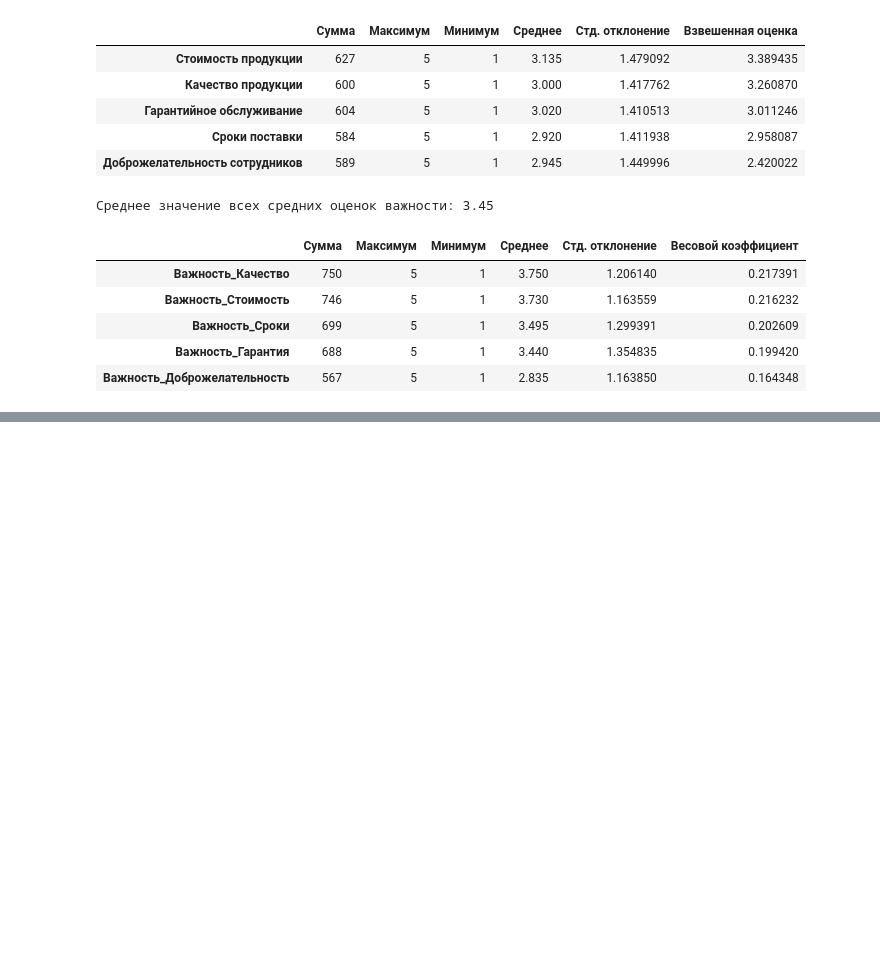
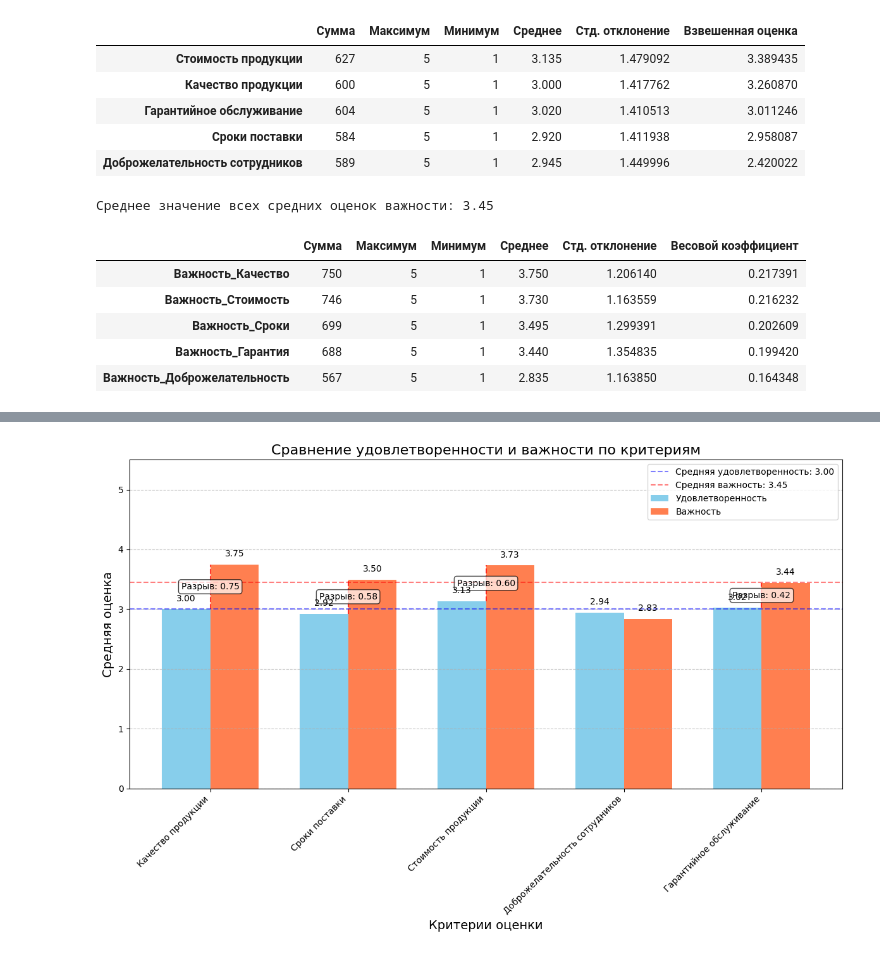
Before and after one commit to zxcvve/consumer_analysis, a Jupyter notebook: analysis.ipynb, the cells around one changed output, grey strips where cells are left out. Saved outputs shown, nothing was run; the diff lists cells and outputs as text; code cells hidden in the pictures; blank space fills up the shorter version.

Commit message:
add some graphs

```diff
--- a/analysis.ipynb
+++ b/analysis.ipynb
@@ -300,0 +318,66 @@ csi = (total_weighted_score / max_possible_score) * 100
+# %%
+import numpy as np
+
+# Create a comparative bar chart for satisfaction vs importance
+import matplotlib.pyplot as plt
+
+# Prepare data
+criteria = customer_responses.columns
+satisfaction_values = [customer_responses[col].mean() for col in criteria]
+importance_columns = [importance_map[col] for col in criteria]
+importance_values = [importance_ratings[col].mean() for col in importance_columns]
+
+# Set up the plot
+fig, ax = plt.subplots(figsize=(12, 8))
+
+# Set width of bars
+bar_width = 0.35
+x = np.arange(len(criteria))
+
+# Create bars
+satisfaction_bars = ax.bar(x - bar_width/2, satisfaction_values, bar_width, label='Удовлетворенность', color='skyblue')
+importance_bars = ax.bar(x + bar_width/2, importance_values, bar_width, label='Важность', color='coral')
+
+# Add gap indicator where importance is higher than satisfaction
+for i, (sat, imp) in enumerate(zip(satisfaction_values, importance_values)):
+  if imp > sat:
+    ax.plot([i, i], [sat, imp], 'r--', alpha=0.7)
+    ax.text(i, (sat + imp)/2, f'Разрыв: {imp-sat:.2f}', ha='center', va='center',
+        bbox=dict(facecolor='white', alpha=0.7, boxstyle='round,pad=0.3'))
+
+# Add data labels on top of bars
+for bar in satisfaction_bars:
+  height = bar.get_height()
+  ax.text(bar.get_x() + bar.get_width()/2., height + 0.1,
+      f'{height:.2f}', ha='center', va='bottom')
+
+for bar in importance_bars:
+  height = bar.get_height()
+  ax.text(bar.get_x() + bar.get_width()/2., height + 0.1,
+      f'{height:.2f}', ha='center', va='bottom')
+
+# Customize plot
+ax.set_xlabel('Критерии оценки', fontsize=14)
+ax.set_ylabel('Средняя оценка', fontsize=14)
+ax.set_title('Сравнение удовлетворенности и важности по критериям', fontsize=16)
+ax.set_xticks(x)
+ax.set_xticklabels(criteria, rotation=45, ha='right')
+ax.legend()
+
+# Add horizontal line for average values
+ax.axhline(y=avg_of_avgs, linestyle='--', color='blue', alpha=0.5,
+       label=f'Средняя удовлетворенность: {avg_of_avgs:.2f}')
+ax.axhline(y=avg_of_importance_avgs, linestyle='--', color='red', alpha=0.5,
+       label=f'Средняя важность: {avg_of_importance_avgs:.2f}')
+ax.legend()
+
+# Add grid for better readability
+ax.grid(axis='y', linestyle='--', alpha=0.7)
+
+# Set y-axis to start from 0 to show true proportions
+ax.set_ylim(0, 5.5)
+
+plt.tight_layout()
+plt.show()
+# %% [output]
+[figure, added]
```
Also changed, not shown: parts of 2 cells of this notebook.
